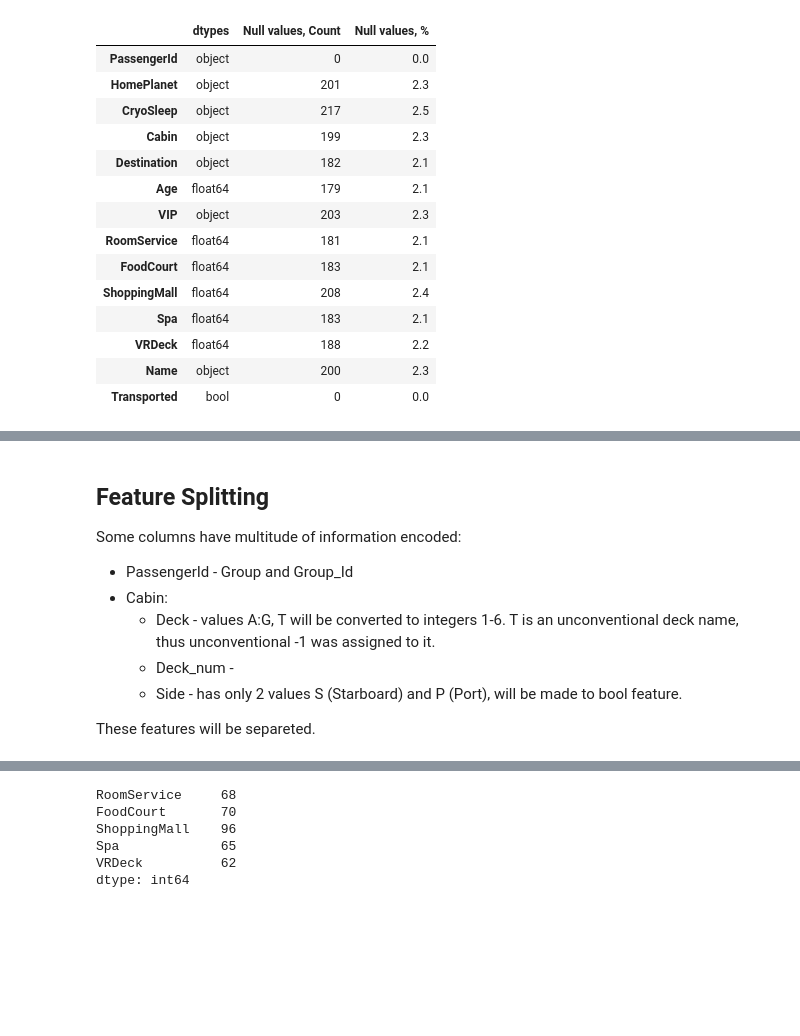
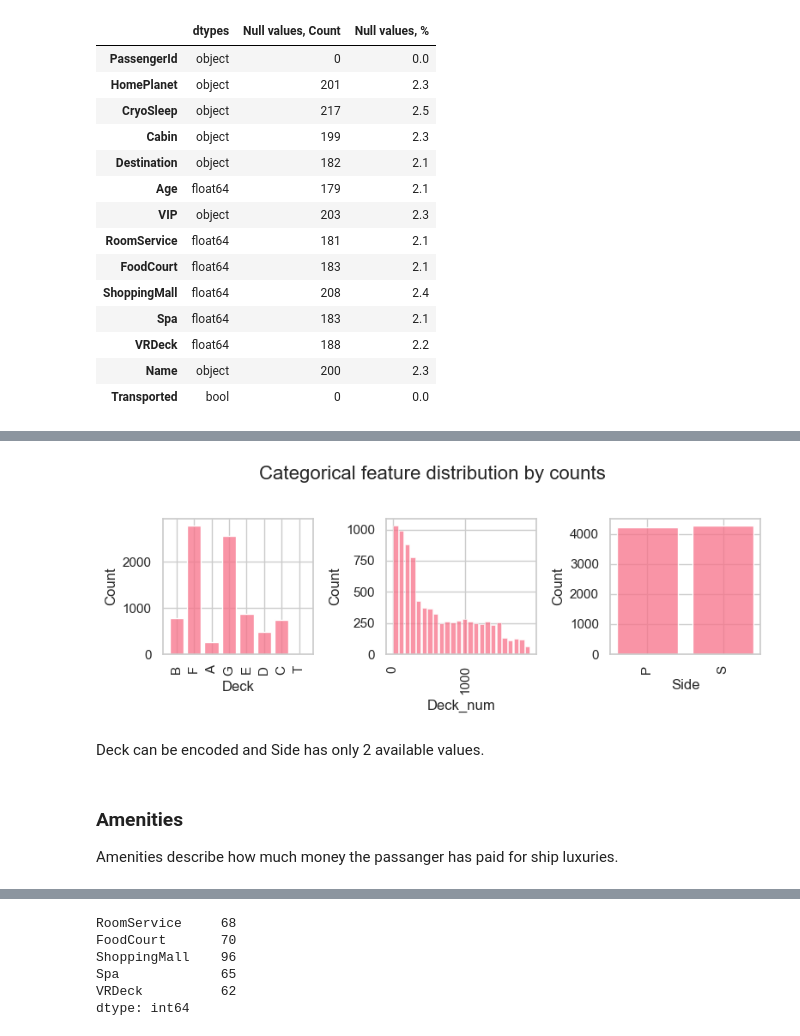
Before and after one commit to gkukse/Spaceship_Titanic, a Jupyter notebook: EDA.ipynb, the cells around one changed output, grey strips where cells are left out. Cells and saved outputs as stored; diff of their text form; code cells hidden in the pictures; blank space fills up the shorter version.

```diff
--- a/EDA.ipynb
+++ b/EDA.ipynb
@@ -94,0 +115,45 @@ Features are cast into groups, depending on their properties.
+# %%
+def cleaning(df):
+    # PassengerId
+    # Each Id takes the form gggg_pp where gggg indicates a group the passenger is travelling with and pp is their number within the group.
+    df[['Group', 'Group_Id']] = df['PassengerId'].str.split('_', expand=True)
+
+    # Name
+    # Separating last name for family identifications
+    df[['First_Name', 'Last_Name']] = df['Name'].str.split(' ', expand=True)
+
+    # Cabin
+    # Form deck/num/side, where side can be either P for Port or S for Starboard.
+    df[['Deck', 'Deck_num', 'Side']] = df['Cabin'].str.split('/', expand=True)
+
+
+
+    for feature in ['CryoSleep', 'VIP', 'Transported', 'Group', 'Group_Id', 'Deck_num']:
+        try:
+            df[feature] = df[feature].astype(int)
+        except:
+            df[feature] = df[feature].astype(float)
+
+
+    df.drop(columns=['PassengerId', 'Name'], inplace=True)
+    return df
+
+
+titanic = cleaning(titanic)
+# %%
+fig, axes = plt.subplots(1, 3, figsize=(8, 3))
+
+axes = axes.flatten()
+
+for i, col in enumerate(['Deck', 'Deck_num', 'Side']):
+    sns.histplot(data=titanic, x=col, multiple="dodge", shrink=.8,
+                 ax=axes[i])
+    axes[i].tick_params(axis='x', rotation=90)
+
+plt.suptitle(f"Categorical feature distribution by counts", size=16, y=1.02)
+plt.tight_layout()
+plt.show()
+# %% [output]
+[figure, added]
+# %% [markdown]
+Deck can be encoded and Side has only 2 available values.
@@ -95,2 +167,5 @@ Features are cast into groups, depending on their properties.
+# %% [markdown]
+### Amenities
+Amenities describe how much money the passanger has paid for ship luxuries.
 # %%
 amenities = ['RoomService', 'FoodCourt', 'ShoppingMall', 'Spa', 'VRDeck']
@@ -100,10 +171,0 @@ binary_features = ['CryoSleep', 'VIP', 'Transported']
-# %% [markdown]
-## Feature Splitting
-Some columns have multitude of information encoded:
-* PassengerId - Group and Group_Id
-* Cabin:
-    * Deck - values A:G, T will be converted to integers 1-6. T is an unconventional deck name, thus unconventional -1 was assigned to it.
-    * Deck_num -
-    * Side - has only 2 values S (Starboard) and P (Port), will be made to bool feature.
-
-These features will be separeted.
```
Also changed, not shown: parts of 91 cells of this notebook, 2 other files.
